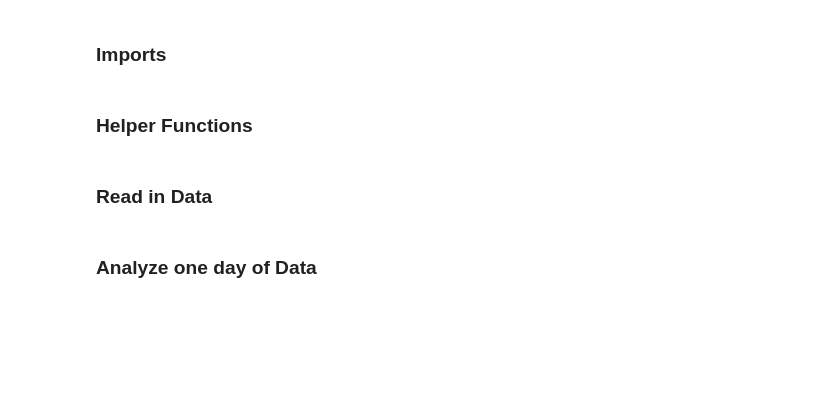
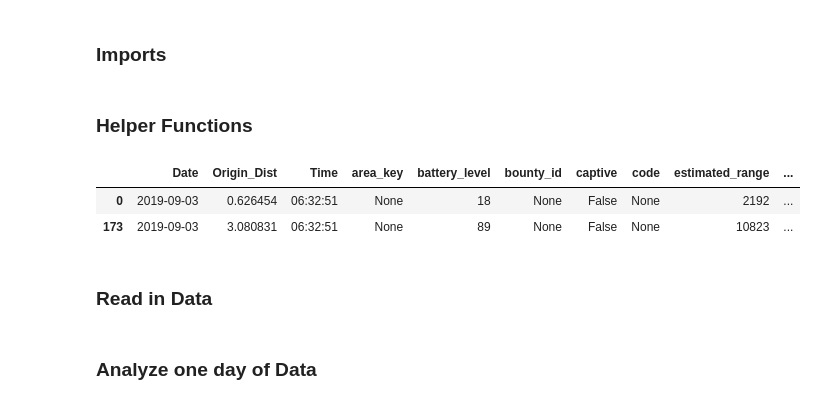
Before and after one commit to himanshu20792/BirdProject, a Jupyter notebook: StationaryScooters/Exploratory_Analysis_RK_HA.ipynb, the cells around one changed output. Drawn from its saved outputs; the diff is of its cells as text; code cells hidden in the pictures; blank space fills up the shorter version.

```diff
--- a/StationaryScooters/Exploratory_Analysis_RK_HA.ipynb
+++ b/StationaryScooters/Exploratory_Analysis_RK_HA.ipynb
@@ -193,3 +274,9 @@ def clusters(df,lat_col, long_col):
+# %%
+df_multiple_days.head(2)
+# %% [output]
+|  | Date | Origin_Dist | Time | area_key | battery_level | bounty_id | captive | code | estimated_range | ... |
+| 0 | 2019-09-03 | 0.626454 | 06:32:51 | None | 18 | None | False | None | 2192 | ... |
+| 173 | 2019-09-03 | 3.080831 | 06:32:51 | None | 89 | None | False | None | 10823 | ... |
 # %% [markdown]
 ### Read in Data
 # %%
```
Also changed, not shown: parts of 34 cells of this notebook.
